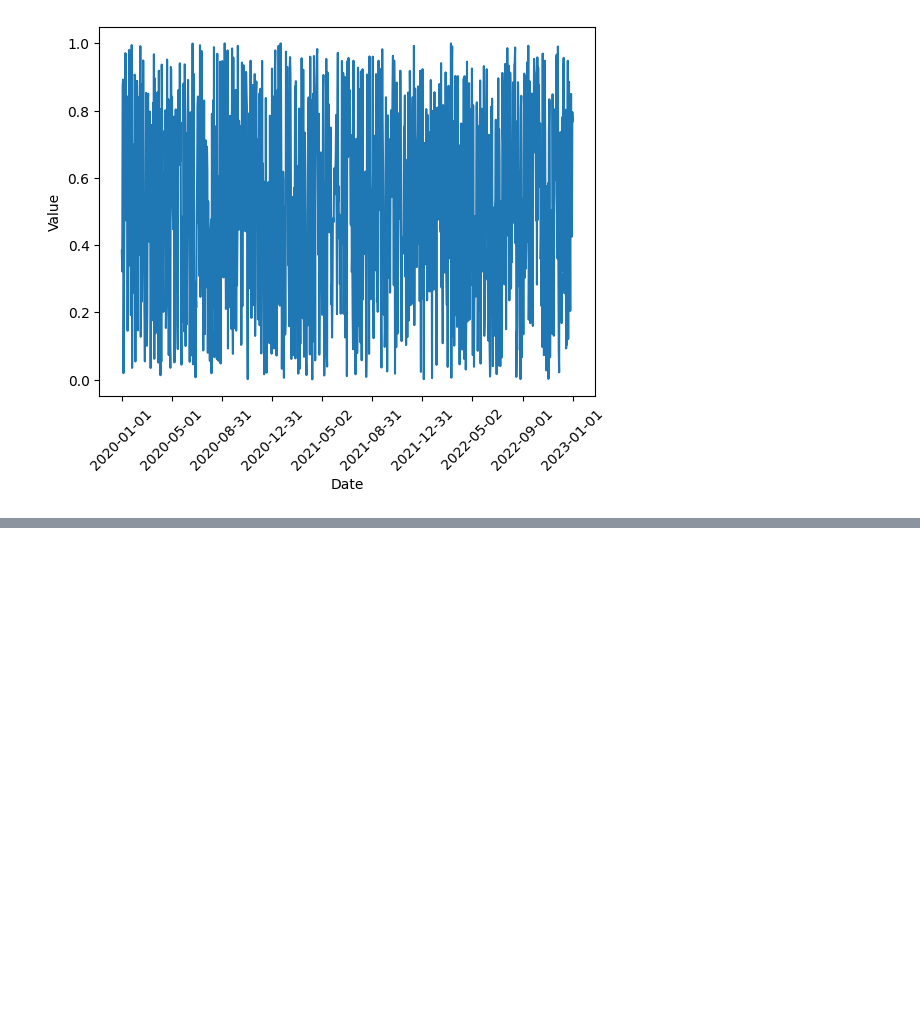
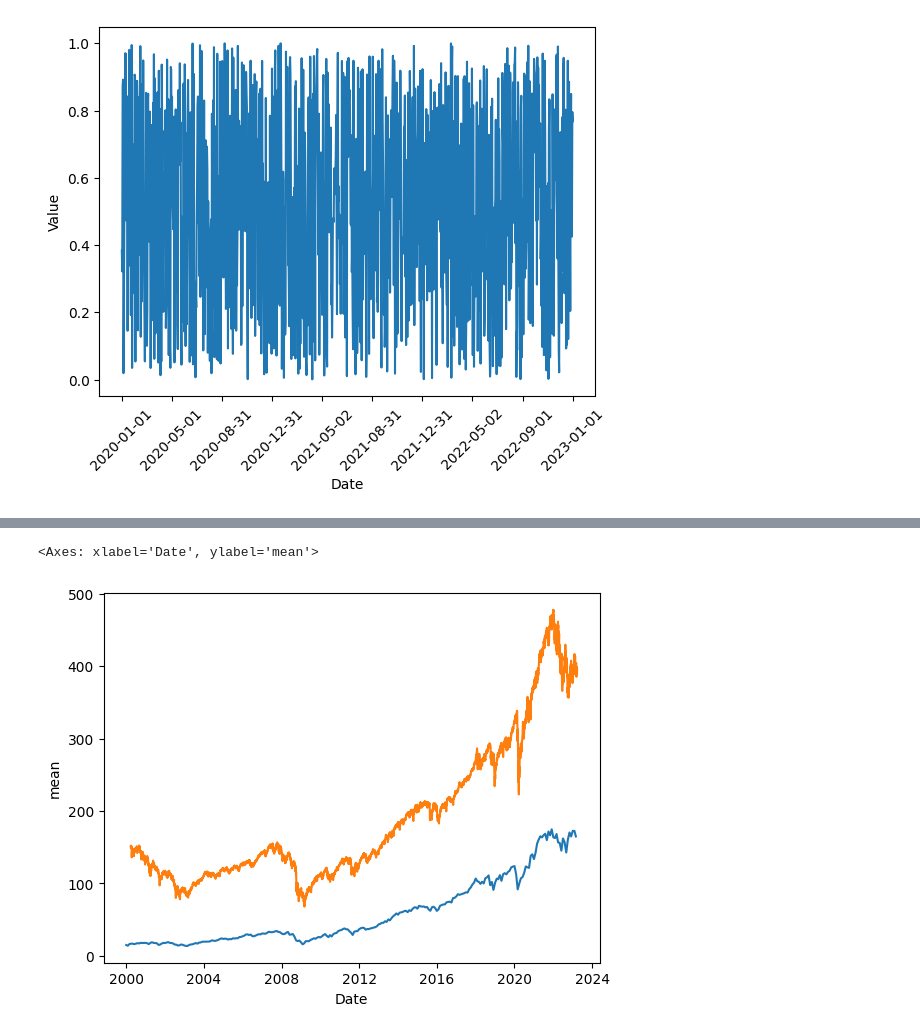
Before and after one commit to PhDNoe/PI_SP500, a Jupyter notebook: EDA/Initial_Eda.ipynb, the cells around one changed output, grey strips where cells are left out. Saved outputs shown, nothing was run; the diff lists cells and outputs as text; code cells hidden in the pictures; blank space fills up the shorter version.

Commit message:
Eda by Sectors

```diff
--- a/EDA/Initial_Eda.ipynb
+++ b/EDA/Initial_Eda.ipynb
@@ -337,9 +414,9 @@ def save_companies_sector(sector, companies_by_sector):
         df = yf.download(c, period = "23y")
         df.to_csv(path+c+".csv")
 # %%
-path = './data/all_tickers/'
-isExist = os.path.exists(path)
-if not isExist:
-    for s in sector:
-        save_companies_sector(s, companies_by_sector)
+# path = './data/all_tickers/'
+# isExist = os.path.exists(path)
+# if not isExist:
+#     for s in sector:
+#         save_companies_sector(s, companies_by_sector)
 # %%
@@ -949,0 +1066,5 @@ plt.show()
+# %%
+ticker_by_sector = {}
+
+for s in sector:
+    ticker_by_sector[s] = companies.loc[companies['GICS Sector']==s,'Symbol'].tolist()
@@ -949,0 +1092,21 @@ plt.show()
+# %%
+aus = df[ticker_by_sector['Industrials']].copy()
+aus["Date"] = df["Date"]
+aus["Date"] =  pd.to_datetime(aus["Date"], format="%Y-%m-%d")
+# aus.set_index("Date", inplace=True)
+# aus.head()
+# aus.iloc[:,1:].mean(axis=1)
+aus['mean'] = aus.iloc[:,1:].mean(axis=1)
+
+sns.lineplot(x="Date", y="mean", data=aus)
+sns.lineplot(x="Date", y="Close", data=spy_close)
+
+# ind_med = aus['mean']
+
+# fig, ax = plt.subplots()
+# ind_med.plot(ax=ax)
+# sns.lineplot(x="D")
+# spy['Close'].plot(ax=ax)
+# %% [output]
+<Axes: xlabel='Date', ylabel='mean'>
+[figure, added]
```
Also changed, not shown: parts of 49 cells of this notebook, 1 other file.
